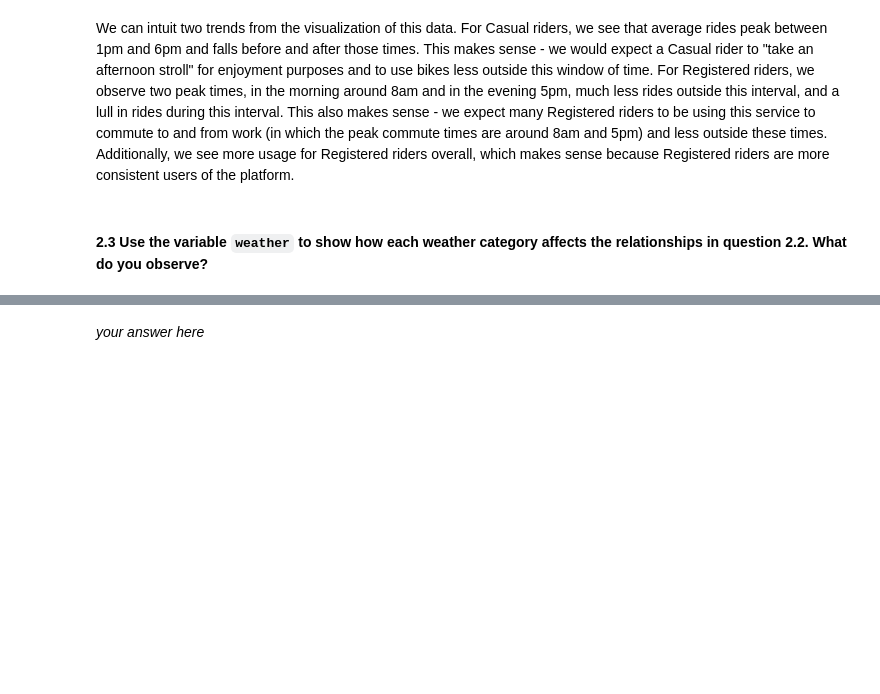
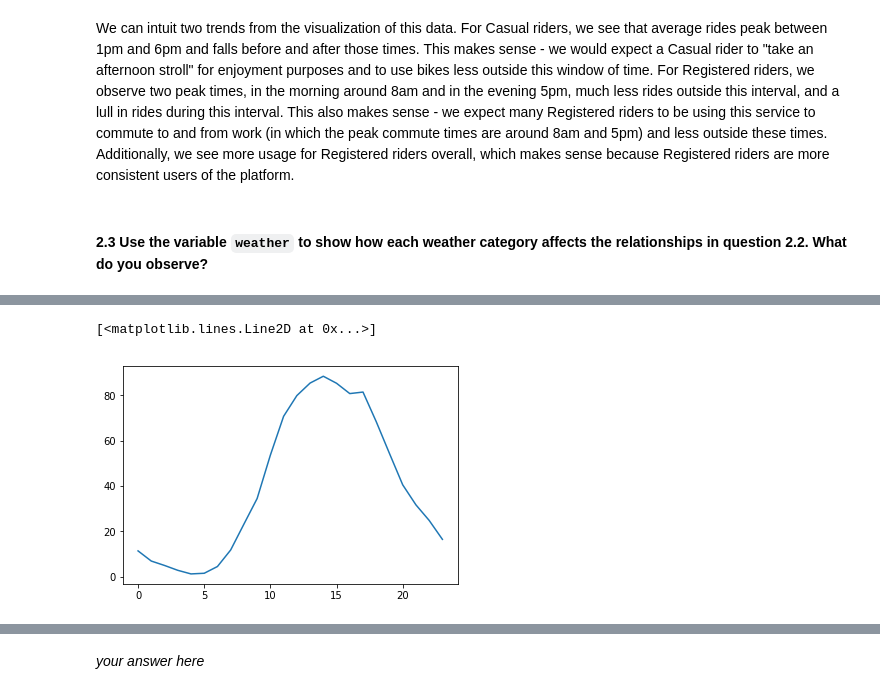
Before and after one commit to tmaounis/cs109a_hw3, a Jupyter notebook: cs109a_hw3_109.ipynb, the cells around one changed output, grey strips where cells are left out. Saved outputs shown, nothing was run; the diff lists cells and outputs as text; code cells hidden in the pictures; blank space fills up the shorter version.

```diff
--- a/cs109a_hw3_109.ipynb
+++ b/cs109a_hw3_109.ipynb
@@ -232,0 +255,10 @@ We can intuit two trends from the visualization of this data. For Casual riders,
+# %%
+# your code here
+av_casualregistered_df = bikes_df.groupby(["weather","hour"]).agg({
+    "casual": np.mean,
+    "registered": np.mean
+})
+plt.plot(av_casualregistered_df["casual"][1])
+# %% [output]
+[<matplotlib.lines.Line2D at 0x...>]
+[figure, added]
```
Also changed, not shown: parts of 10 cells of this notebook.
